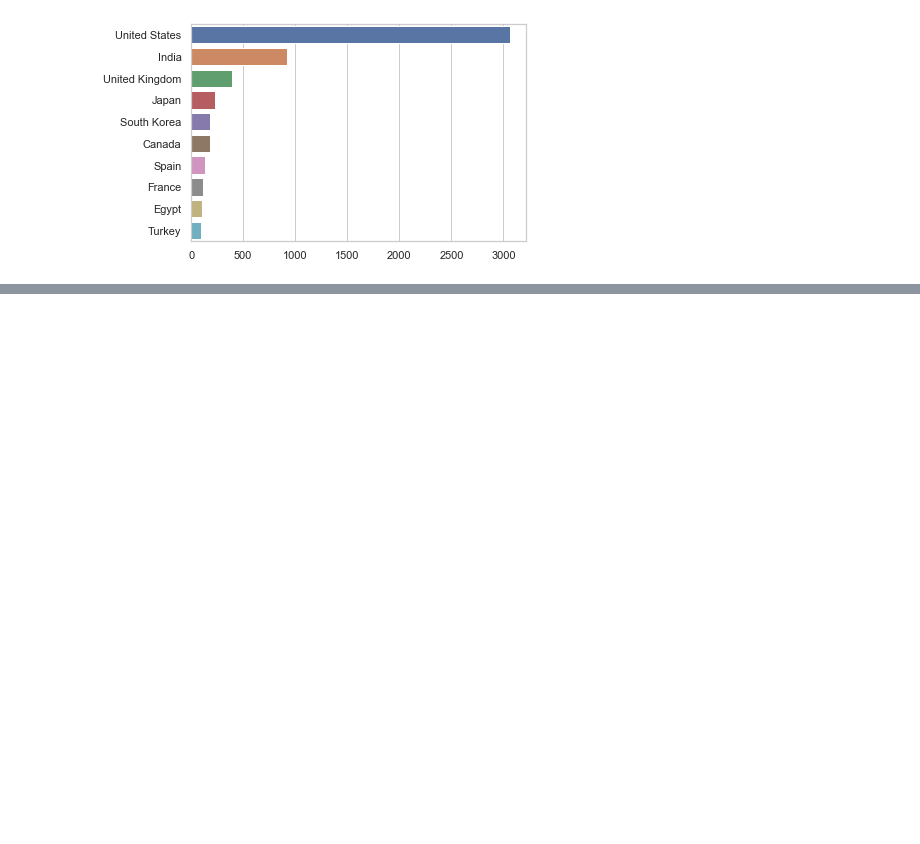
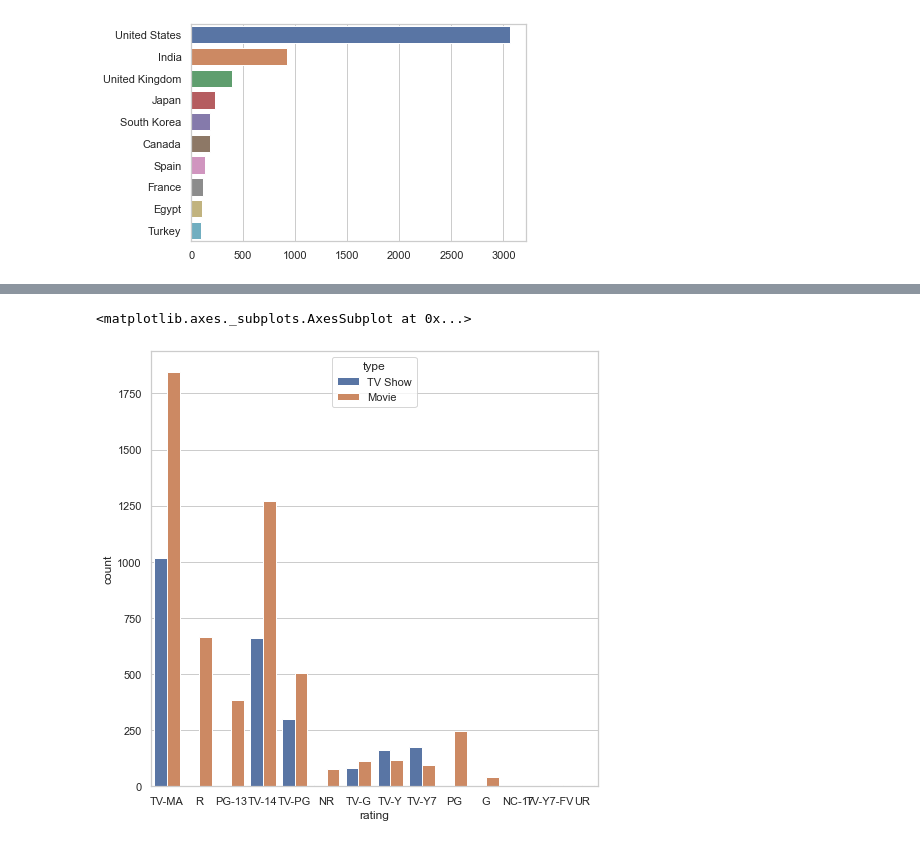
Before and after one commit to tejeshreddy/kaggle-notebooks, a Jupyter notebook: netflix-movies-tv-shows/netflix-eda.ipynb, the cells around one changed output, grey strips where cells are left out. Saved outputs shown, nothing was run; the diff lists cells and outputs as text; code cells hidden in the pictures; blank space fills up the shorter version.

```diff
--- a/netflix-movies-tv-shows/netflix-eda.ipynb
+++ b/netflix-movies-tv-shows/netflix-eda.ipynb
@@ -125,0 +156,6 @@ sns.barplot(top_10_country.values, top_10_country.index)
+# %%
+fig = plt.figure(figsize=(8,8))
+sns.countplot(data=df, x='rating', hue='type')
+# %% [output]
+<matplotlib.axes._subplots.AxesSubplot at 0x...>
+[figure, added]
```
Also changed, not shown: parts of 4 cells of this notebook.
